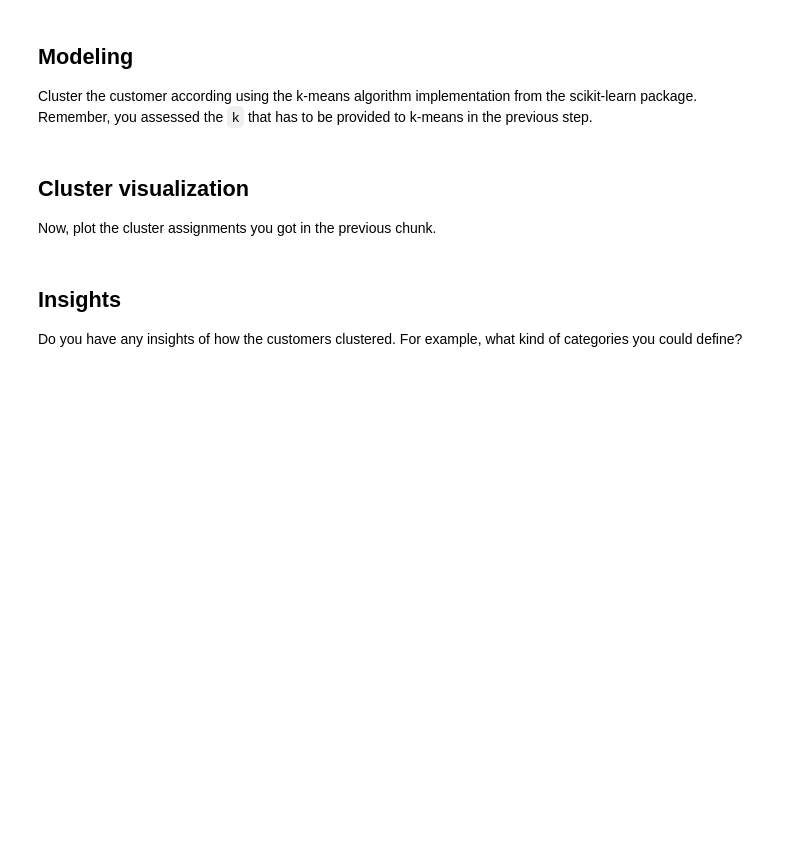
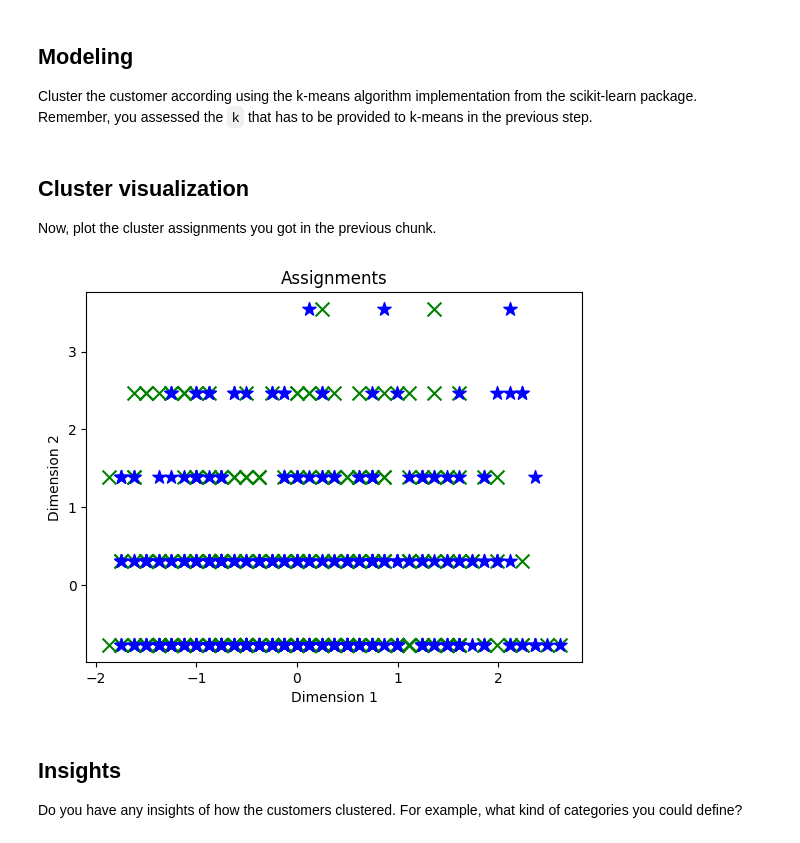
Before and after one commit to MADS-PY-R-2021/clustering-challenge-SedarKorka, a Jupyter notebook: clustering_challenge.ipynb, the cells around one changed output. Drawn from its saved outputs; the diff is of its cells as text; code cells hidden in the pictures; blank space fills up the shorter version.

Commit message:
Cluster visualization

```diff
--- a/clustering_challenge.ipynb
+++ b/clustering_challenge.ipynb
@@ -122,3 +120,19 @@ Now, plot the cluster assignments you got in the previous chunk.
+# %%
+## Your code comes here.
+def plot_clusters(samples, clusters):
+    col_dic = {0:'blue',1:'green'}
+    mrk_dic = {0:'*',1:'x'}
+    colors = [col_dic[x] for x in clusters]
+    markers = [mrk_dic[x] for x in clusters]
+    for sample in range(len(clusters)):
+        plt.scatter(samples[sample][0], samples[sample][1], color = colors[sample], marker=markers[sample], s=100)
+    plt.xlabel('Dimension 1')
+    plt.ylabel('Dimension 2')
+    plt.title('Assignments')
+    plt.show()
+plot_clusters(Clus_dataSet, km_clusters)
+# %% [output]
+[figure, added]
 # %% [markdown]
 ## Insights
 
```
Also changed, not shown: parts of 1 cell of this notebook.
